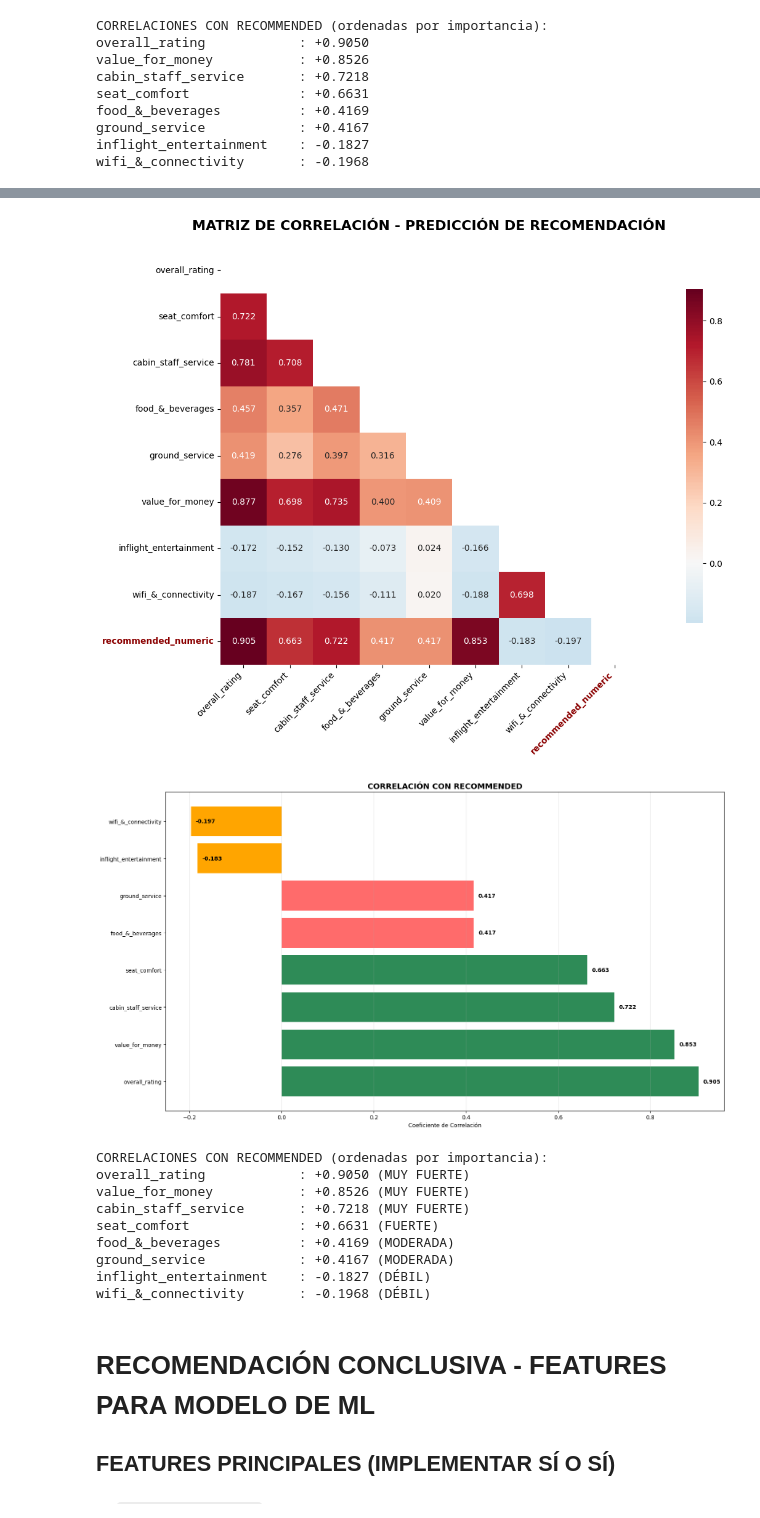
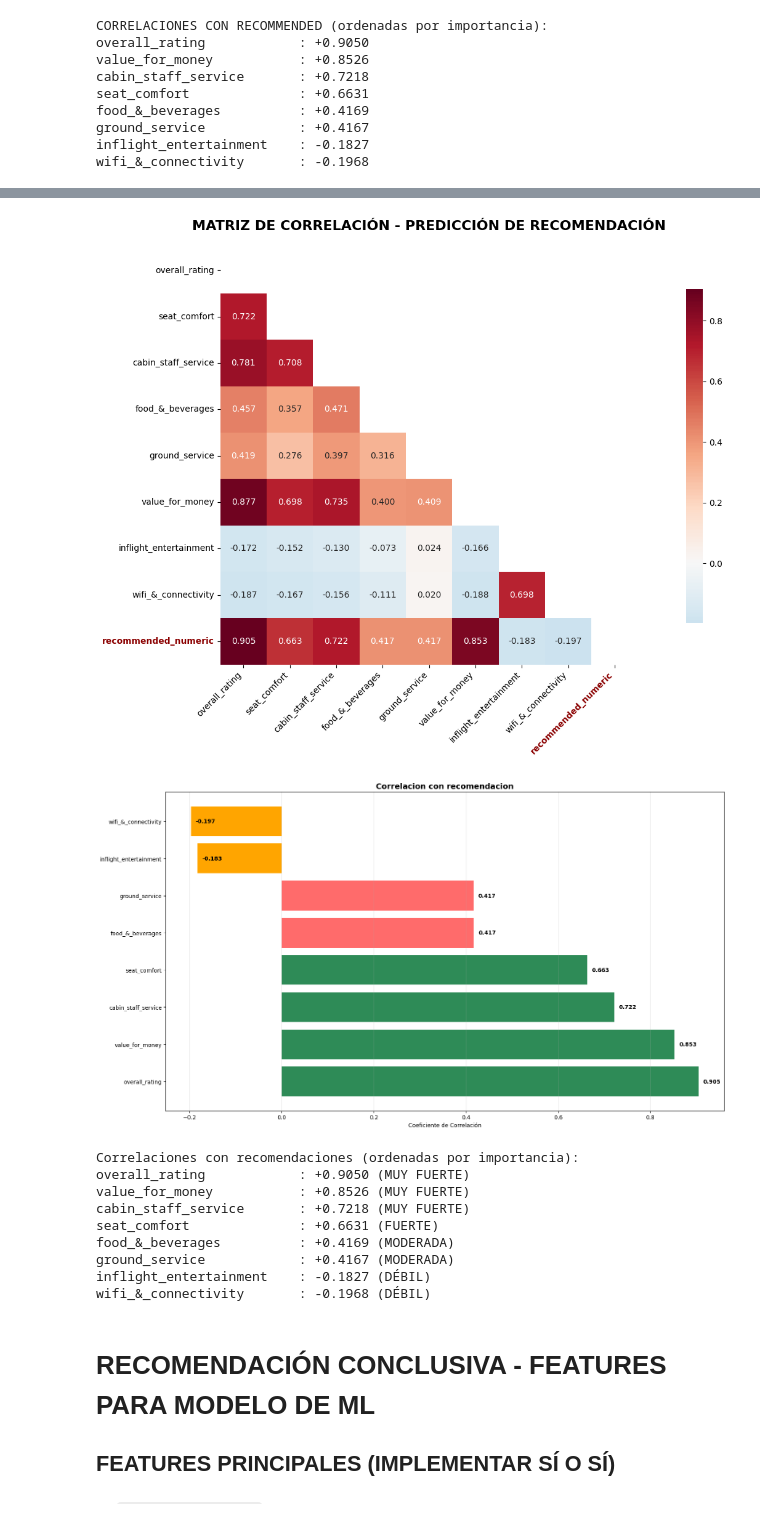
Before and after one commit to Andru-1987/86400_data_science_i_diplomatura, a Jupyter notebook: 10_aplicaciones_practicas_de_ml/entrega_project_sample.ipynb, the cells around one changed output, grey strips where cells are left out. Saved outputs shown, nothing was run; the diff lists cells and outputs as text; code cells hidden in the pictures.

```diff
--- a/10_aplicaciones_practicas_de_ml/entrega_project_sample.ipynb
+++ b/10_aplicaciones_practicas_de_ml/entrega_project_sample.ipynb
@@ -1075,37 +1077,37 @@ for i, label in enumerate(heatmap.get_xticklabels()):
 plt.tight_layout()
 plt.show()
 
 # Heatmap enfocado solo en correlaciones con recommended
 plt.figure(figsize=(16, 9))
 recommended_corrs = correlation_matrix['recommended_numeric'].drop('recommended_numeric')
 recommended_corrs_sorted = recommended_corrs.sort_values(ascending=False)
 
 # Crear gráfico de barras para correlaciones
 colors = ['#2E8B57' if x > 0.5 else '#FF6B6B' if x > 0.3 else '#FFA500' for x in recommended_corrs_sorted]
 
 plt.barh(range(len(recommended_corrs_sorted)), recommended_corrs_sorted.values, color=colors)
 plt.yticks(range(len(recommended_corrs_sorted)), recommended_corrs_sorted.index)
 plt.xlabel('Coeficiente de Correlación')
-plt.title('CORRELACIÓN CON RECOMMENDED', fontsize=14, fontweight='bold')
+plt.title('Correlacion con recomendacion', fontsize=14, fontweight='bold')
 plt.grid(axis='x', alpha=0.3)
 
 # Añadir valores en las barras
 for i, v in enumerate(recommended_corrs_sorted.values):
     plt.text(v + 0.01, i, f'{v:.3f}', va='center', fontweight='bold')
 
 plt.tight_layout()
 plt.show()
 
 # Mostrar correlaciones en formato tabla
-print("CORRELACIONES CON RECOMMENDED (ordenadas por importancia):")
+print("Correlaciones con recomendaciones (ordenadas por importancia):")
 
 for feature, corr in recommended_corrs_sorted.items():
     strength = "MUY FUERTE" if abs(corr) > 0.7 else "FUERTE" if abs(corr) > 0.5 else "MODERADA" if abs(corr) > 0.3 else "DÉBIL"
     print(f"{feature:25} : {corr:+.4f} ({strength})")
 # %% [output]
 [figure]
-[figure, old version]
+[figure, new version]
-CORRELACIONES CON RECOMMENDED (ordenadas por importancia):
+Correlaciones con recomendaciones (ordenadas por importancia):
 overall_rating            : +0.9050 (MUY FUERTE)
 value_for_money           : +0.8526 (MUY FUERTE)
 cabin_staff_service       : +0.7218 (MUY FUERTE)
```
Also changed, not shown: parts of 14 cells of this notebook, 4 other files.
